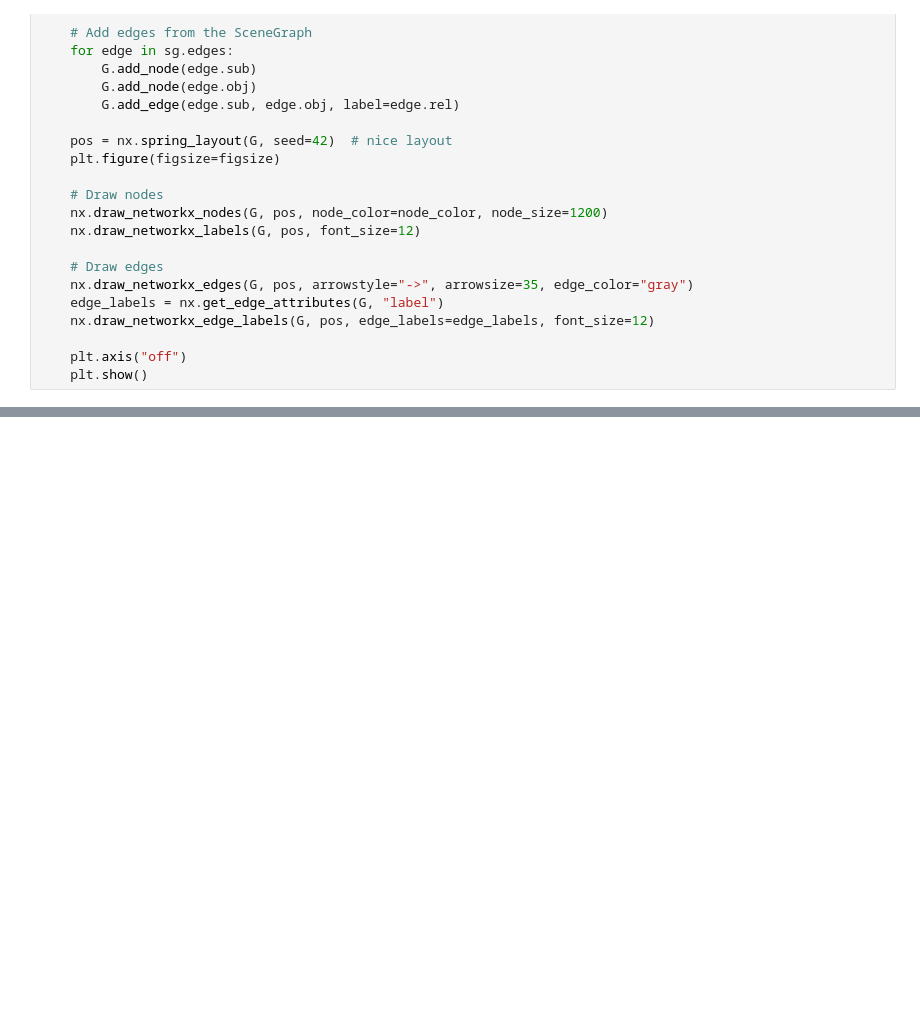
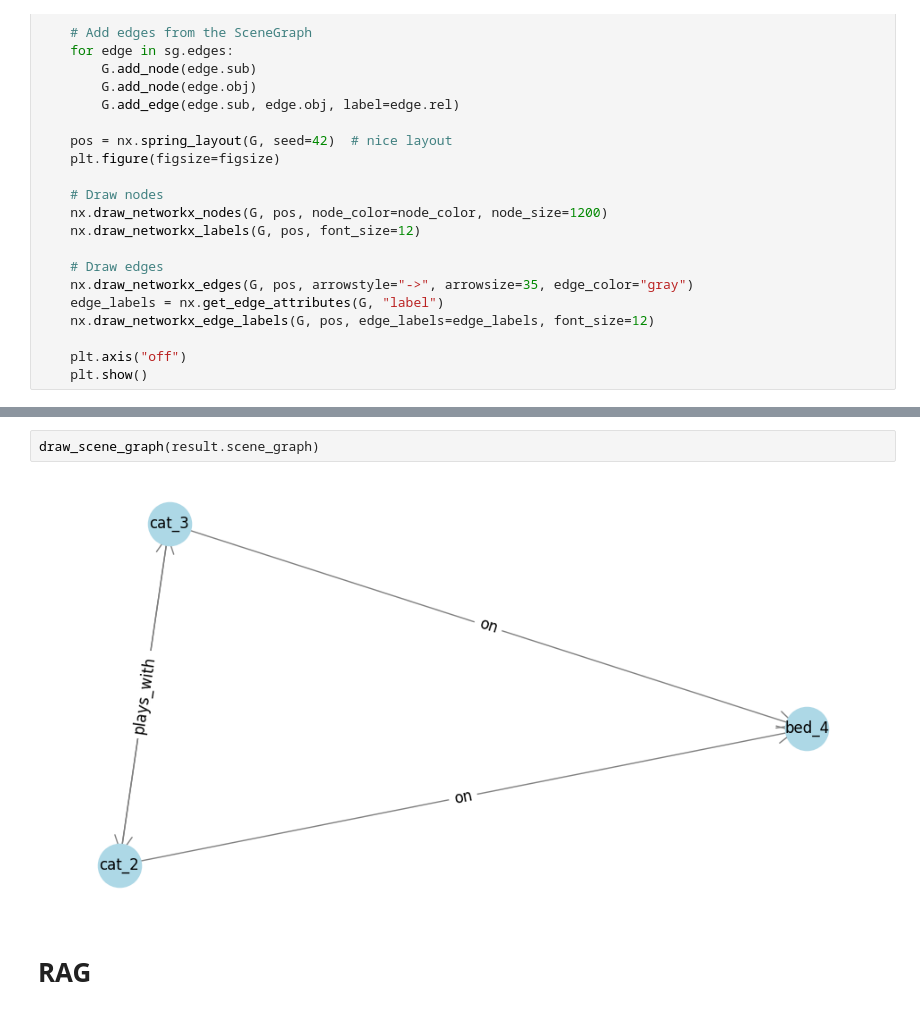
Before and after one commit to JakubCiesko/pepper-ot, a Jupyter notebook: research/notebooks/visual_pipeline.ipynb, the cells around one changed output, grey strips where cells are left out. Cells and saved outputs as stored; diff of their text form; blank space fills up the shorter version.

```diff
--- a/research/notebooks/visual_pipeline.ipynb
+++ b/research/notebooks/visual_pipeline.ipynb
@@ -809,0 +1195,6 @@ draw_scene_graph(graph)
+# %%
+draw_scene_graph(result.scene_graph)
+# %% [output]
+[figure, added]
+# %% [markdown]
+# RAG
```
Also changed, not shown: parts of 34 cells of this notebook.
